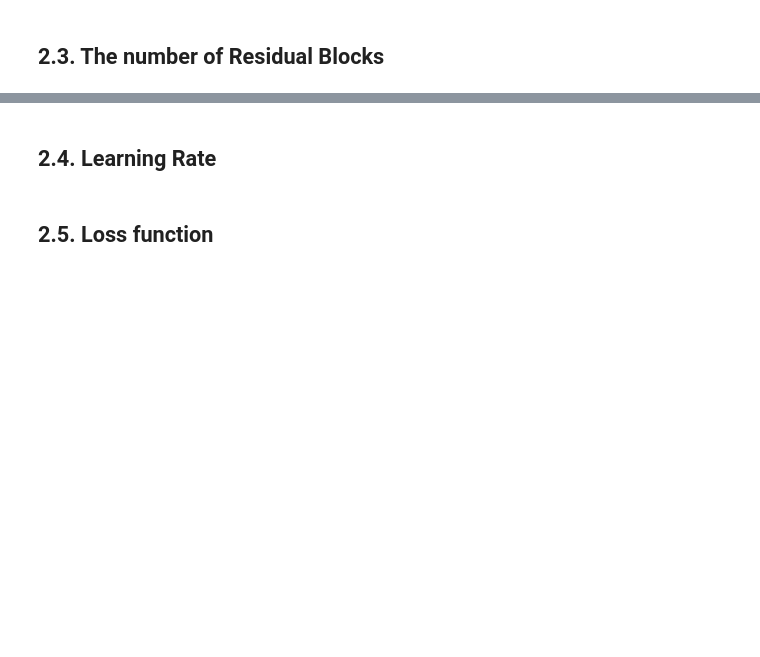
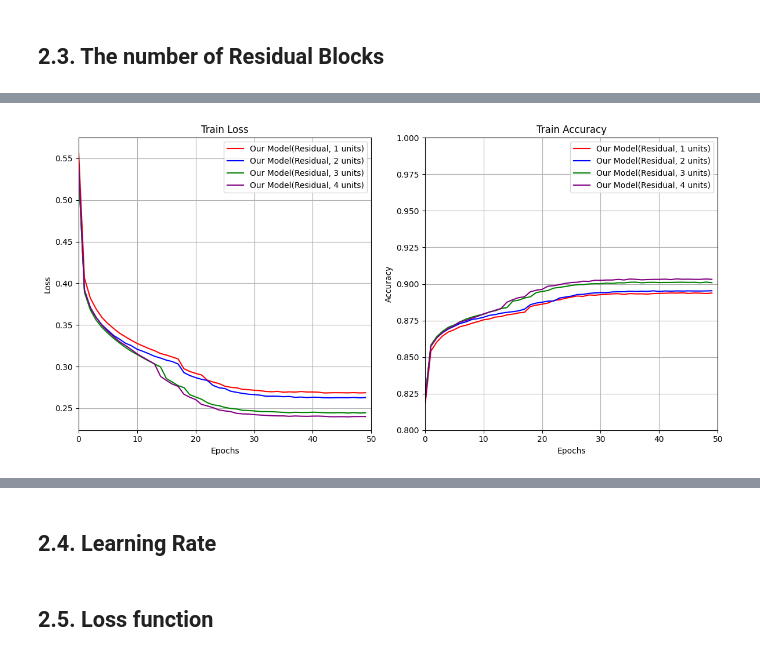
Before and after one commit to unbroken2650/ann-project, a Jupyter notebook: main.ipynb, the cells around one changed output, grey strips where cells are left out. Cells and saved outputs as stored; diff of their text form; code cells hidden in the pictures; blank space fills up the shorter version.

```diff
--- a/main.ipynb
+++ b/main.ipynb
@@ -470,32 +800,33 @@ results_df.to_csv(f'{result_path}/result_blocks_{_time}.csv', index=False)
 # %%
 colors = ["red", "blue", "green", "purple", "gold", "orange"]
 
 plt.figure(figsize=(12, 6))
 
 plt.subplot(121)
 for idx, hist in enumerate(history):
     plt.plot(hist.history['loss'], label=f'{results["Model"][idx]}', color=colors[idx])
     plt.title(f'Train Loss')
     plt.xlabel('Epochs')
     plt.ylabel('Loss')
     plt.xlim([0, EPOCHS])
     plt.grid(True)
     plt.legend()
 plt.subplot(122)
 for idx, hist in enumerate(history):
     plt.plot(hist.history['accuracy'], label=f'{results["Model"][idx]}', color=colors[idx])
     plt.title(f'Train Accuracy')
     plt.xlabel('Epochs')
     plt.ylabel('Accuracy')
     plt.xlim([0, EPOCHS])
     plt.ylim([0.8, 1])
     plt.grid(True)
     plt.legend()
 
 plt.tight_layout()
 plt.savefig(f"{result_path}/result_blocks_{_time}.png")
 plt.show()
-save_history(history, 'history_blocks.pkl')
+# %% [output]
+[figure, added]
 # %%
 metrics = ["Loss", "Accuracy", "Training Time"]
 for metric in metrics:
```
Also changed, not shown: parts of 27 cells of this notebook, 38 other files.
